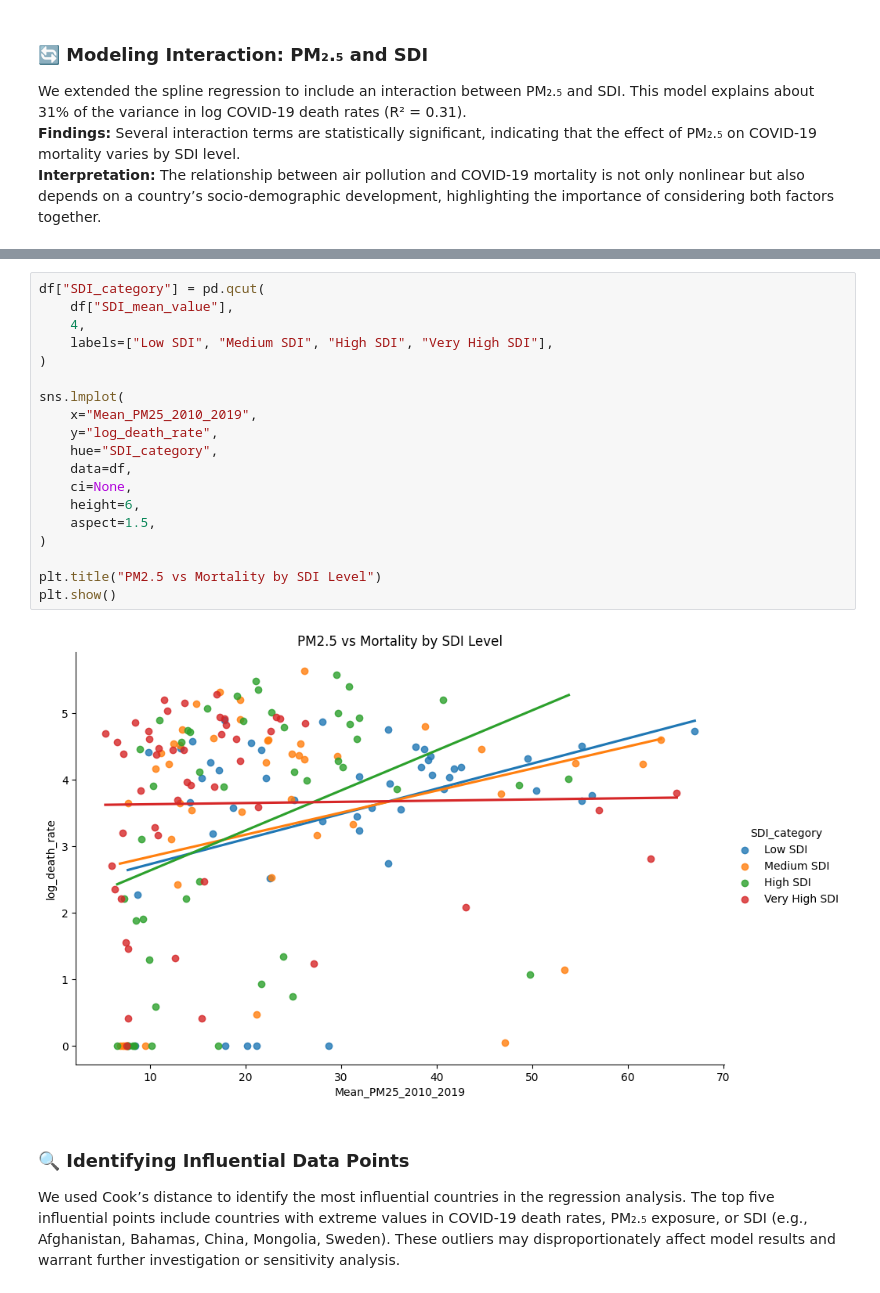
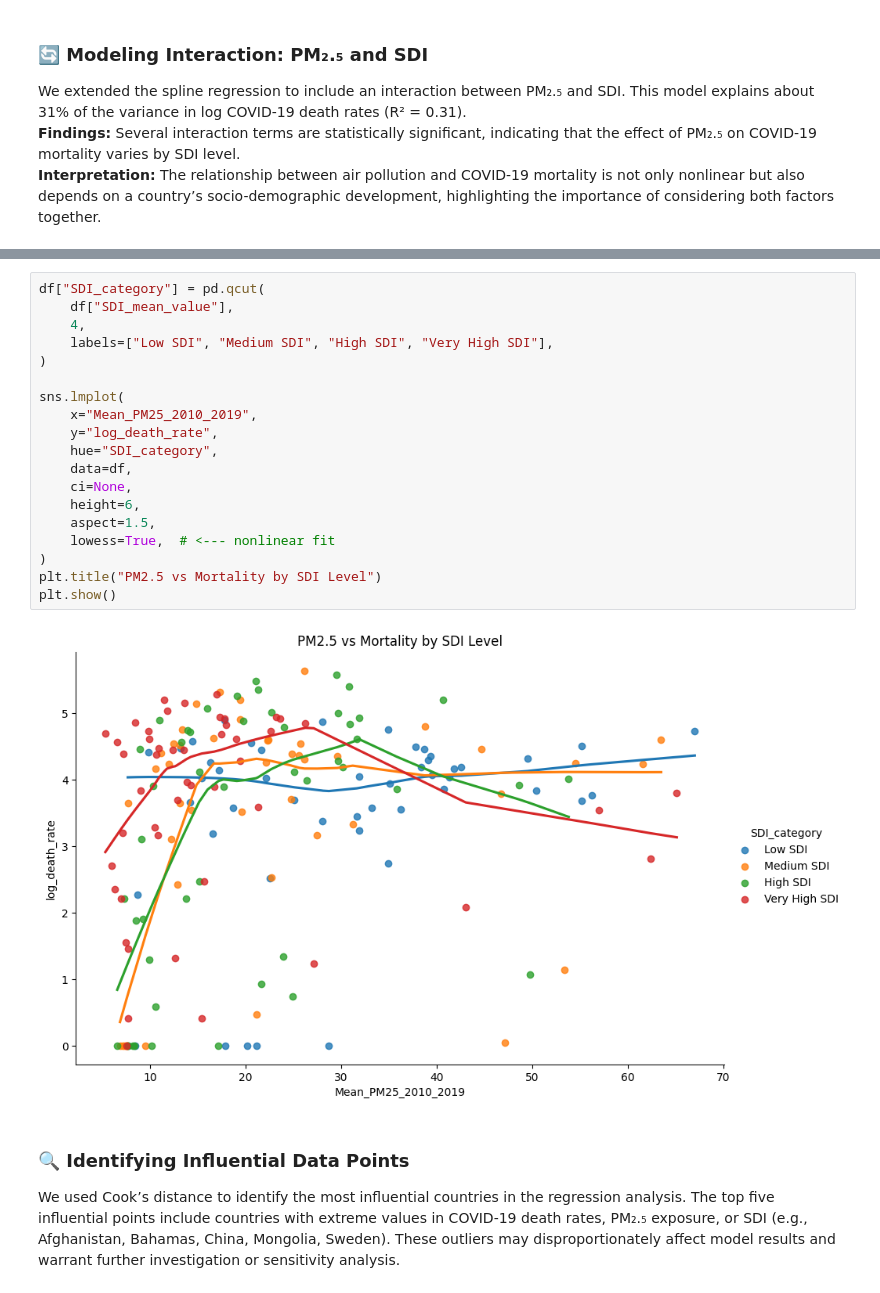
Before and after one commit to ibrahim-sisar/ET6-CDSP-group-09-repo, a Jupyter notebook: 4_data_analysis/covid_mortality_advanced_modeling.ipynb, the cells around one changed output, grey strips where cells are left out. Drawn from its saved outputs; the diff is of its cells as text.

Commit message:
changed the the sdi/pm25 plot

```diff
--- a/4_data_analysis/covid_mortality_advanced_modeling.ipynb
+++ b/4_data_analysis/covid_mortality_advanced_modeling.ipynb
@@ -232,24 +248,24 @@ Notes:
 # %%
 df["SDI_category"] = pd.qcut(
     df["SDI_mean_value"],
     4,
     labels=["Low SDI", "Medium SDI", "High SDI", "Very High SDI"],
 )
 
 sns.lmplot(
     x="Mean_PM25_2010_2019",
     y="log_death_rate",
     hue="SDI_category",
     data=df,
     ci=None,
     height=6,
     aspect=1.5,
+    lowess=True,  # <--- nonlinear fit
 )
-
 plt.title("PM2.5 vs Mortality by SDI Level")
 plt.show()
 # %% [output]
-[figure, old version]
+[figure, new version]
 # %% [markdown]
 ### 🔍 Identifying Influential Data Points
 We used Cook’s distance to identify the most influential countries in the regression analysis. The top five influential points include countries with extreme values in COVID-19 death rates, PM₂.₅ exposure, or SDI (e.g., Afghanistan, Bahamas, China, Mongolia, Sweden). These outliers may disproportionately affect model results and warrant further investigation or sensitivity analysis.
```
Also changed, not shown: parts of 5 cells of this notebook.
